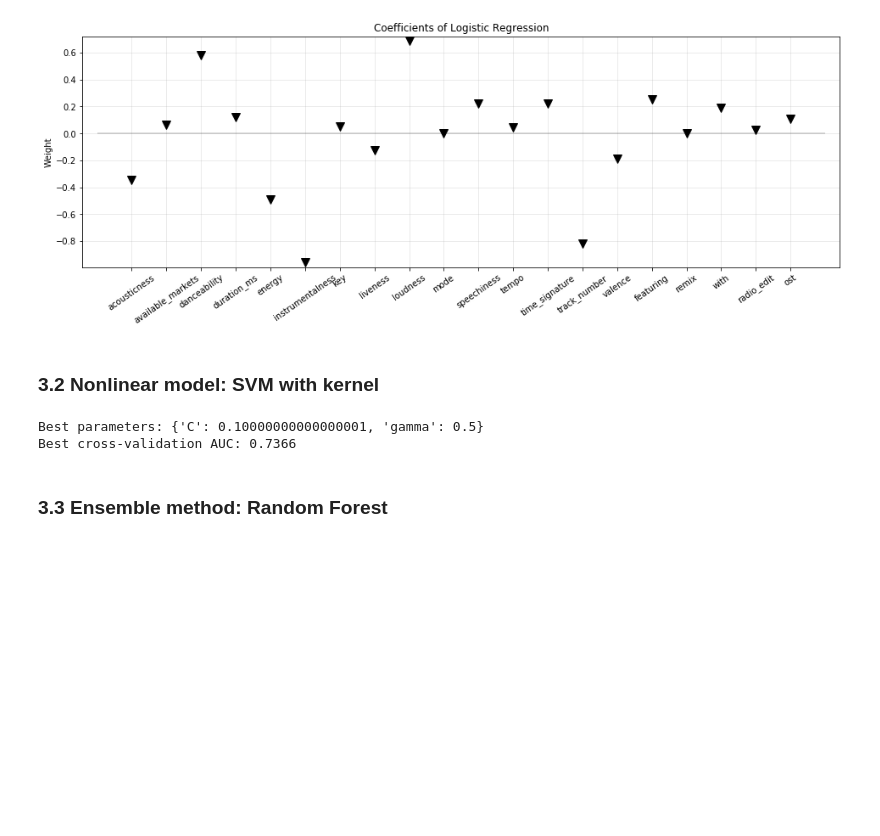
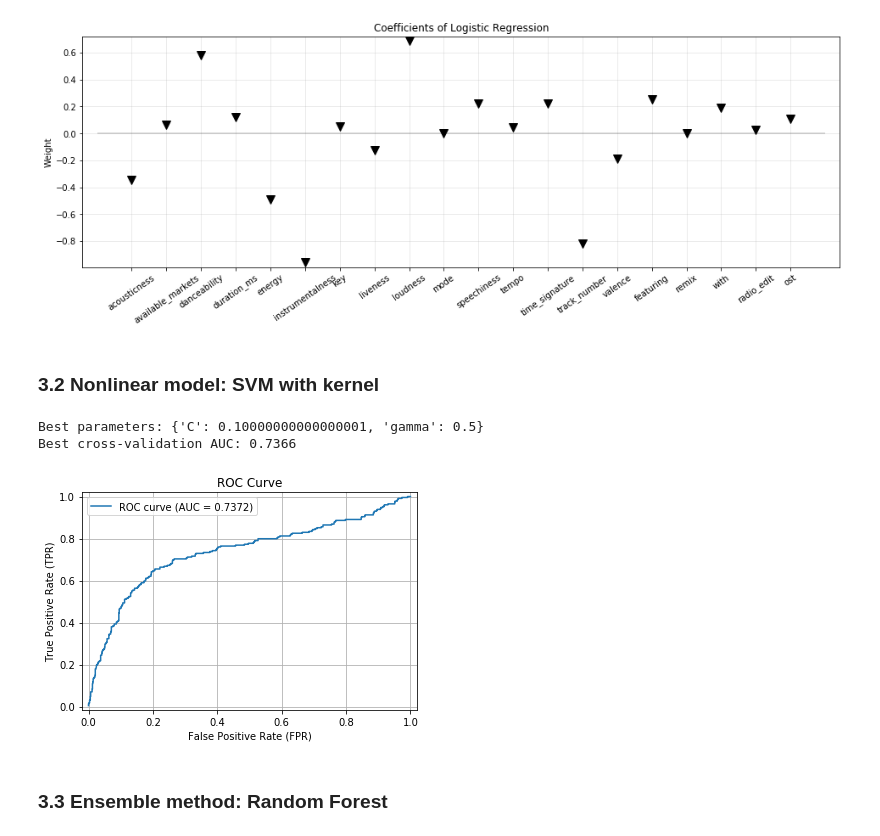
Before and after one commit to brucehsieh56/CSC522_project, a Jupyter notebook: progress/CSS522_current_results_Nov09.ipynb, the cells around one changed output. Saved outputs shown, nothing was run; the diff lists cells and outputs as text; code cells hidden in the pictures; blank space fills up the shorter version.

```diff
--- a/progress/CSS522_current_results_Nov09.ipynb
+++ b/progress/CSS522_current_results_Nov09.ipynb
@@ -181,34 +158,28 @@ plt.show()
 # %%
 # SVM
 # build and validate model
 param_grid = {'C': np.logspace(-1, 1, 3), 'gamma': [.5, 1, 2, 3]}
 
 # initialize grid search
 grid_search = GridSearchCV(SVC(kernel='rbf', probability=True),
                            param_grid =param_grid, cv=5,
                            scoring='roc_auc',
                            n_jobs=-1, error_score=0)
 
 # fit and validate model
 grid_search.fit(X_train_sc, y_train)
 
 # get the best model
 svm = grid_search
 print("Best parameters: {}".format(svm.best_params_))
 print("Best cross-validation AUC: {:.4f}".format(svm.best_score_))
 
-# ROC
-# fpr_rate = 0.1
-# auc, threshold = draw_roc_curve(y_train, X_train_sc, svm, fpr_rate, flag=1)
-# auc, threshold = draw_roc_curve(y_test, X_test_sc, svm, fpr_rate, flag=1)
-
-# evaluation
-# y_pred = (svm.predict_proba(X_test_sc)[:,1] > threshold) * 1
-# print(classification_report(y_test, y_pred))
-# print(svm.score(X_test_sc, y_test))
+# ROC-AUC
+rocauc = draw_roc_curve(y_test, X_test_sc, svm, flag=1)
 # %% [output]
 Best parameters: {'C': 0.10000000000000001, 'gamma': 0.5}
 Best cross-validation AUC: 0.7366
+[figure, added]
 # %% [markdown]
 ### 3.3 Ensemble method: Random Forest
 # %%
```
Also changed, not shown: parts of 7 cells of this notebook.
